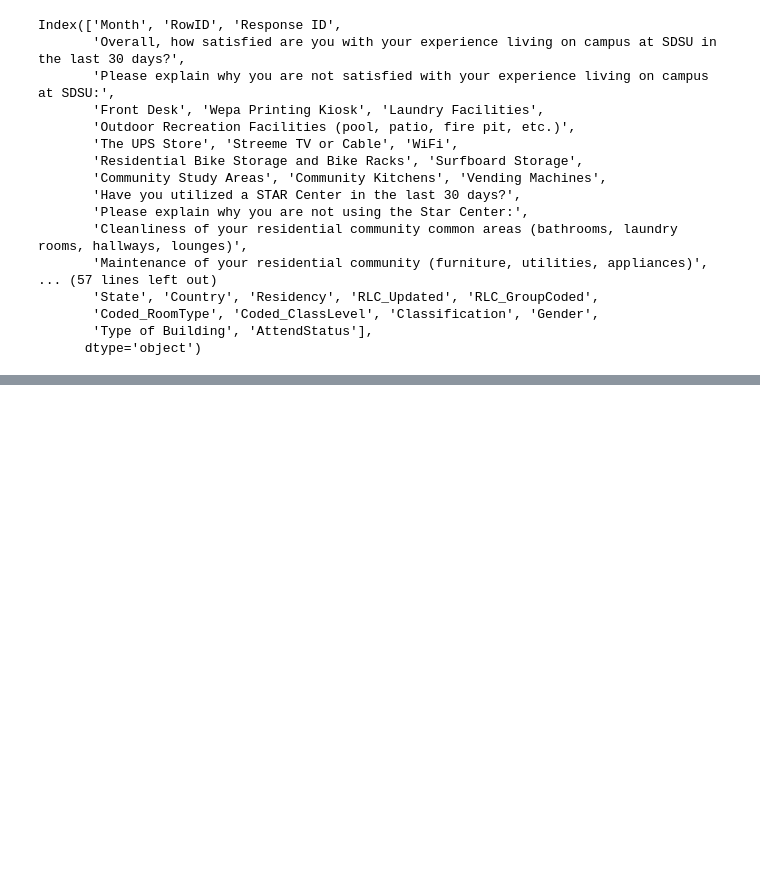
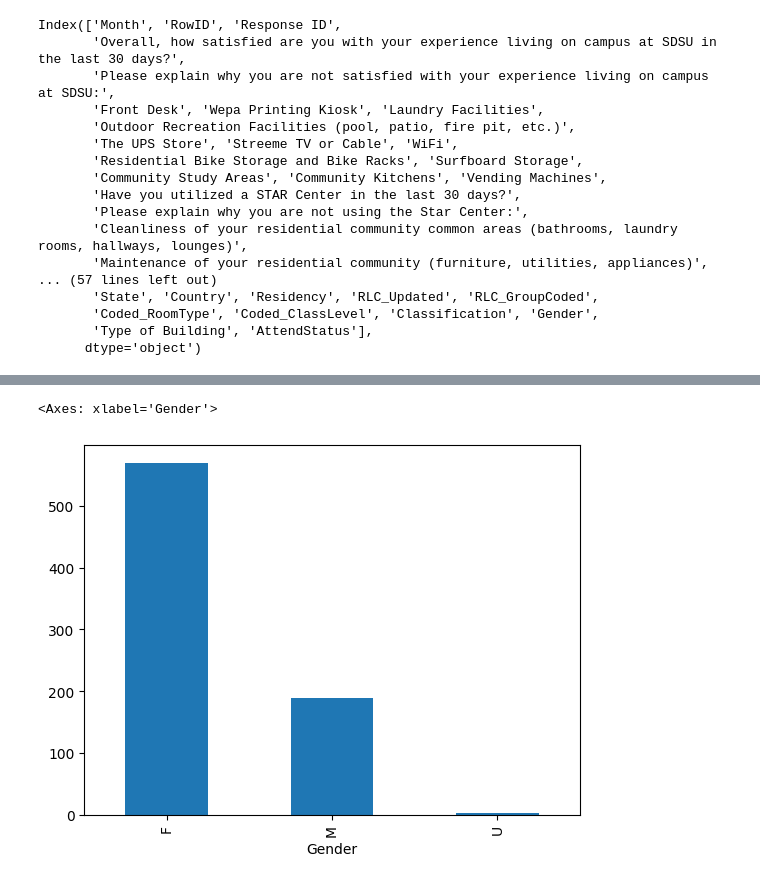
Before and after one commit to juliarias20/csu-summer-camp-data, a Jupyter notebook: data_processing.ipynb, the cells around one changed output, grey strips where cells are left out. Drawn from its saved outputs; the diff is of its cells as text; code cells hidden in the pictures; blank space fills up the shorter version.

Commit message:
Added data table columns

```diff
--- a/data_processing.ipynb
+++ b/data_processing.ipynb
@@ -114,3 +114,9 @@ Index(['Month', 'RowID', 'Response ID',
        'Coded_RoomType', 'Coded_ClassLevel', 'Classification', 'Gender',
        'Type of Building', 'AttendStatus'],
       dtype='object')
+# %%
+import pandas as pd
+!pip install matplotlib
+
+df = pd.read_csv('october_data.csv')
+df["Worked a job off campus"].value_counts().plot(kind = "bar")
@@ -116,0 +141,5 @@ Index(['Month', 'RowID', 'Response ID',
+# %%
+df["Gender"].value_counts().plot(kind = "bar")
+# %% [output]
+<Axes: xlabel='Gender'>
+[figure, added]
```
Also changed, not shown: parts of 5 cells of this notebook, 7 other files.
